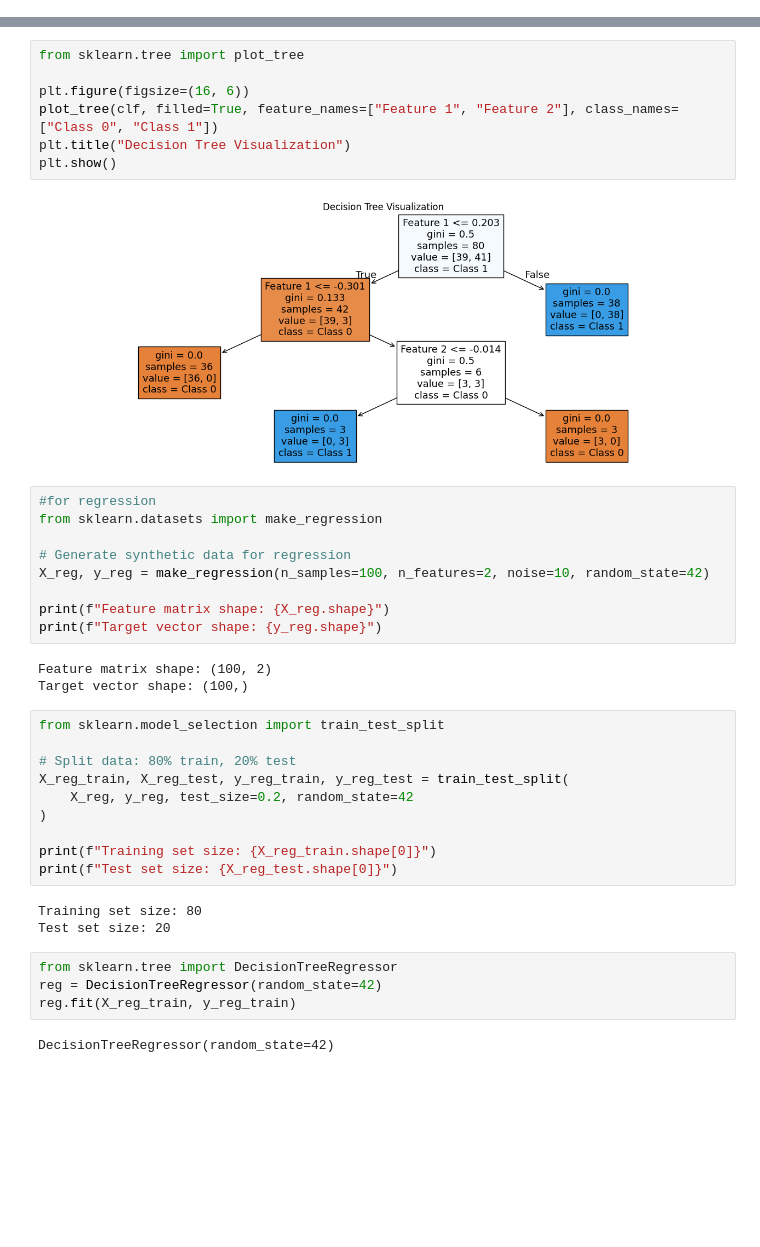
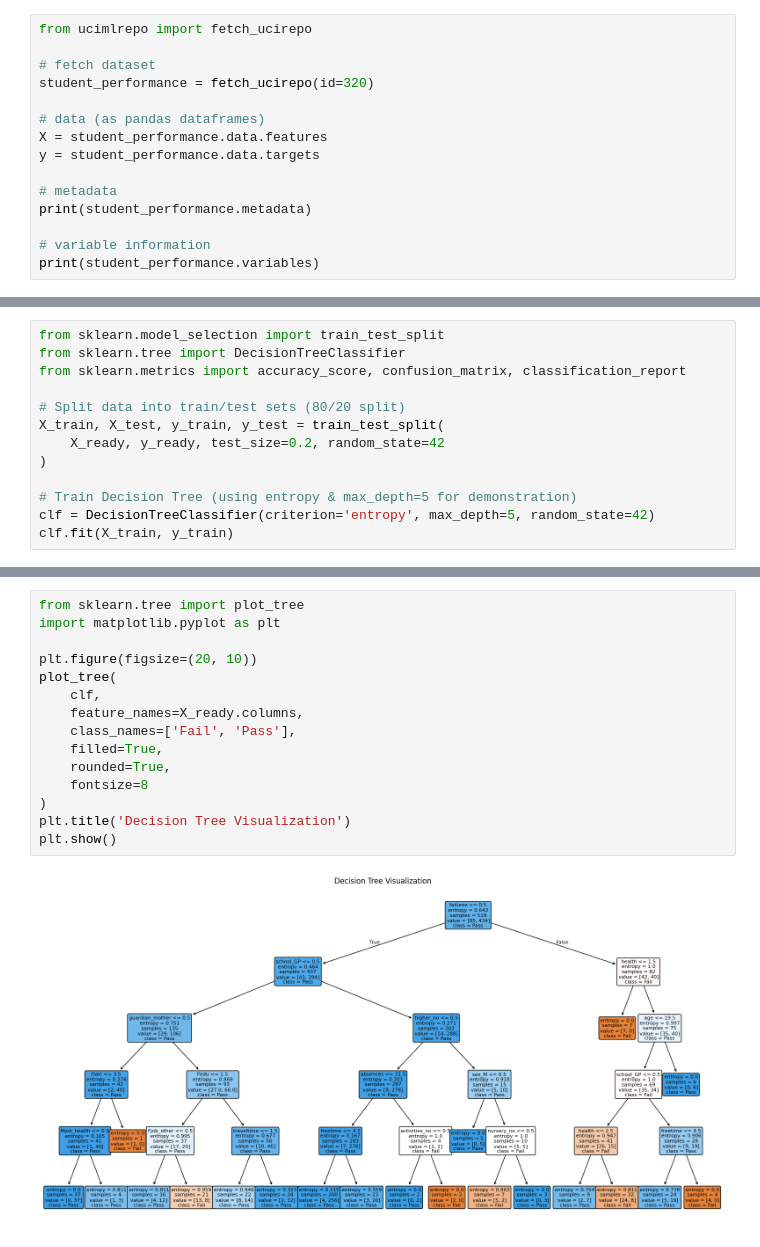
Before and after one commit to PrachitiSParulekar/ML, a Jupyter notebook: Day_9_Decision_Trees.ipynb, the cells around one changed output, grey strips where cells are left out. Cells and saved outputs as stored; diff of their text form; blank space fills up the shorter version.

Commit message:
UCI Student Performance dataset

```diff
--- a/Day_9_Decision_Trees.ipynb
+++ b/Day_9_Decision_Trees.ipynb
@@ -61,0 +24,15 @@ weighted avg       0.96      0.95      0.95        20
+# %%
+from ucimlrepo import fetch_ucirepo
+
+# fetch dataset
+student_performance = fetch_ucirepo(id=320)
+
+# data (as pandas dataframes)
+X = student_performance.data.features
+y = student_performance.data.targets
+
+# metadata
+print(student_performance.metadata)
+
+# variable information
+print(student_performance.variables)
@@ -61,0 +130,13 @@ weighted avg       0.96      0.95      0.95        20
+# %%
+from sklearn.model_selection import train_test_split
+from sklearn.tree import DecisionTreeClassifier
+from sklearn.metrics import accuracy_score, confusion_matrix, classification_report
+
+# Split data into train/test sets (80/20 split)
+X_train, X_test, y_train, y_test = train_test_split(
+    X_ready, y_ready, test_size=0.2, random_state=42
+)
+
+# Train Decision Tree (using entropy & max_depth=5 for demonstration)
+clf = DecisionTreeClassifier(criterion='entropy', max_depth=5, random_state=42)
+clf.fit(X_train, y_train)
@@ -62,40 +182,17 @@ weighted avg       0.96      0.95      0.95        20
 # %%
 from sklearn.tree import plot_tree
+import matplotlib.pyplot as plt
 
-plt.figure(figsize=(16, 6))
-plot_tree(clf, filled=True, feature_names=["Feature 1", "Feature 2"], class_names=["Class 0", "Class 1"])
-plt.title("Decision Tree Visualization")
+plt.figure(figsize=(20, 10))
+plot_tree(
+    clf,
+    feature_names=X_ready.columns,
+    class_names=['Fail', 'Pass'],
+    filled=True,
+    rounded=True,
+    fontsize=8
+)
+plt.title('Decision Tree Visualization')
 plt.show()
 # %% [output]
-[figure, old version]
+[figure, new version]
-# %%
-#for regression
-from sklearn.datasets import make_regression
-
-# Generate synthetic data for regression
-X_reg, y_reg = make_regression(n_samples=100, n_features=2, noise=10, random_state=42)
-
-print(f"Feature matrix shape: {X_reg.shape}")
-print(f"Target vector shape: {y_reg.shape}")
-# %% [output]
-Feature matrix shape: (100, 2)
-Target vector shape: (100,)
-# %%
-from sklearn.model_selection import train_test_split
-
-# Split data: 80% train, 20% test
-X_reg_train, X_reg_test, y_reg_train, y_reg_test = train_test_split(
-    X_reg, y_reg, test_size=0.2, random_state=42
-)
-
-print(f"Training set size: {X_reg_train.shape[0]}")
-print(f"Test set size: {X_reg_test.shape[0]}")
-# %% [output]
-Training set size: 80
-Test set size: 20
-# %%
-from sklearn.tree import DecisionTreeRegressor
-reg = DecisionTreeRegressor(random_state=42)
-reg.fit(X_reg_train, y_reg_train)
-# %% [output]
-DecisionTreeRegressor(random_state=42)
```
Also changed, not shown: parts of 19 cells of this notebook.
